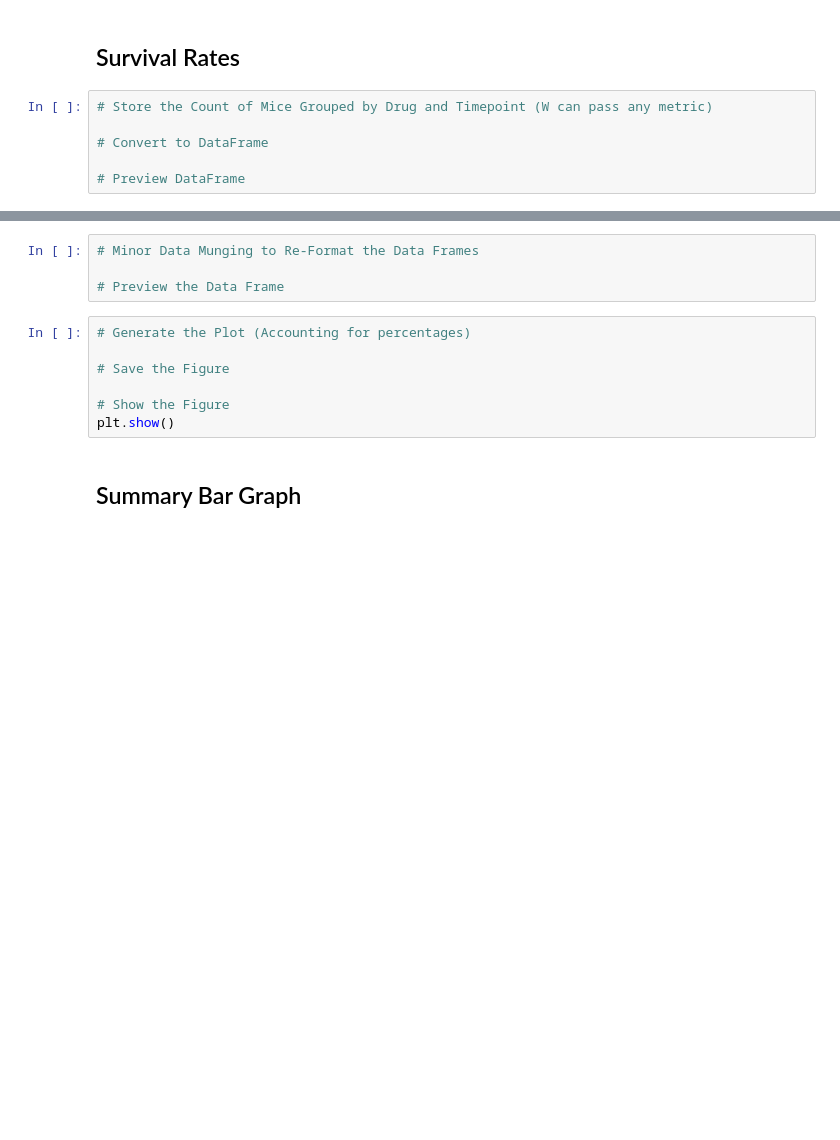
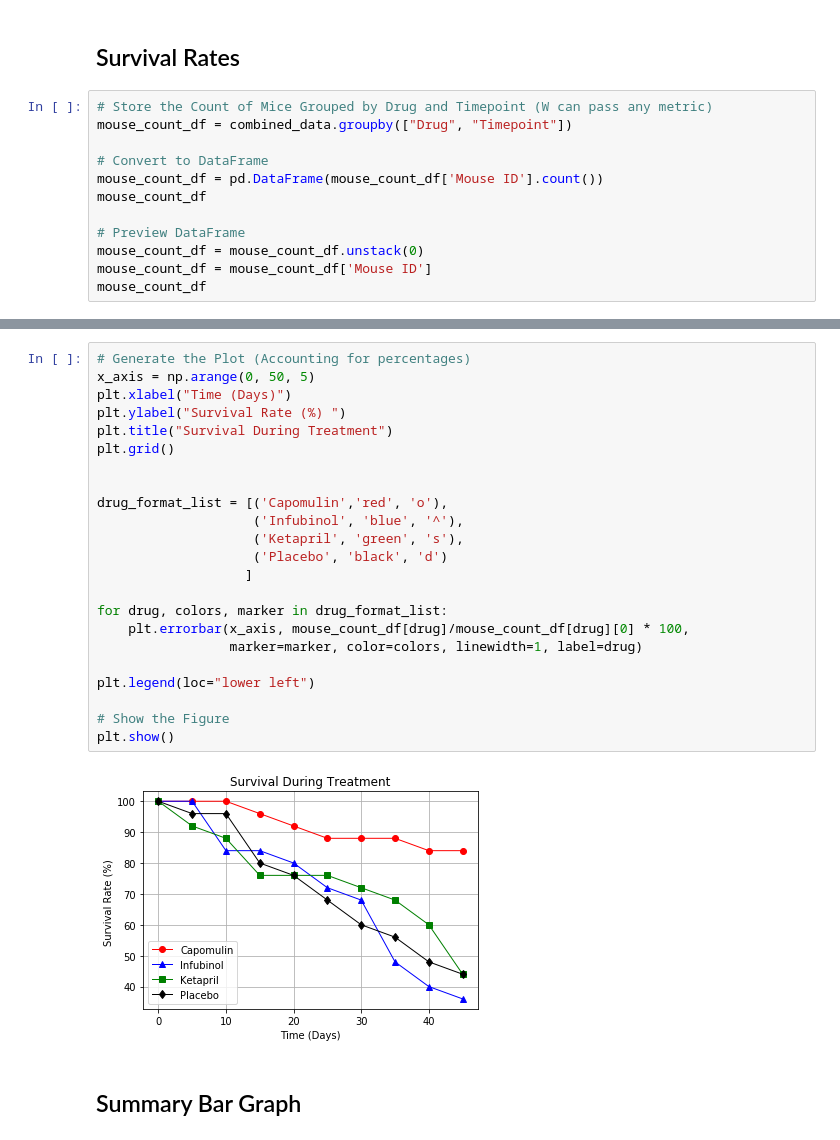
Before and after one commit to financialinvestigator01/Pymaceuticals_Project, a Jupyter notebook: pymaceuticals_starter.ipynb, the cells around one changed output, grey strips where cells are left out. Drawn from its saved outputs; the diff is of its cells as text; blank space fills up the shorter version.

Commit message:
Completed third chart, Survival Rate.

```diff
--- a/pymaceuticals_starter.ipynb
+++ b/pymaceuticals_starter.ipynb
@@ -222,7 +218,13 @@ plt.show()
 ## Survival Rates
 # %%
 # Store the Count of Mice Grouped by Drug and Timepoint (W can pass any metric)
+mouse_count_df = combined_data.groupby(["Drug", "Timepoint"])
 
 # Convert to DataFrame
+mouse_count_df = pd.DataFrame(mouse_count_df['Mouse ID'].count())
+mouse_count_df
 
 # Preview DataFrame
+mouse_count_df = mouse_count_df.unstack(0)
+mouse_count_df = mouse_count_df['Mouse ID']
+mouse_count_df
@@ -229,14 +244,28 @@ plt.show()
-# %%
-# Minor Data Munging to Re-Format the Data Frames
-
-# Preview the Data Frame
-# %%
-# Generate the Plot (Accounting for percentages)
-
-# Save the Figure
-
-# Show the Figure
-plt.show()
+# %%
+# Generate the Plot (Accounting for percentages)
+x_axis = np.arange(0, 50, 5)
+plt.xlabel("Time (Days)")
+plt.ylabel("Survival Rate (%) ")
+plt.title("Survival During Treatment")
+plt.grid()
+
+
+drug_format_list = [('Capomulin','red', 'o'),
+                    ('Infubinol', 'blue', '^'),
+                    ('Ketapril', 'green', 's'),
+                    ('Placebo', 'black', 'd')
+                   ]
+
+for drug, colors, marker in drug_format_list:
+    plt.errorbar(x_axis, mouse_count_df[drug]/mouse_count_df[drug][0] * 100,
+                 marker=marker, color=colors, linewidth=1, label=drug)
+
+plt.legend(loc="lower left")
+
+# Show the Figure
+plt.show()
+# %% [output]
+[figure, added]
 # %% [markdown]
 ## Summary Bar Graph
 # %%
```
Also changed, not shown: parts of 2 cells of this notebook.
